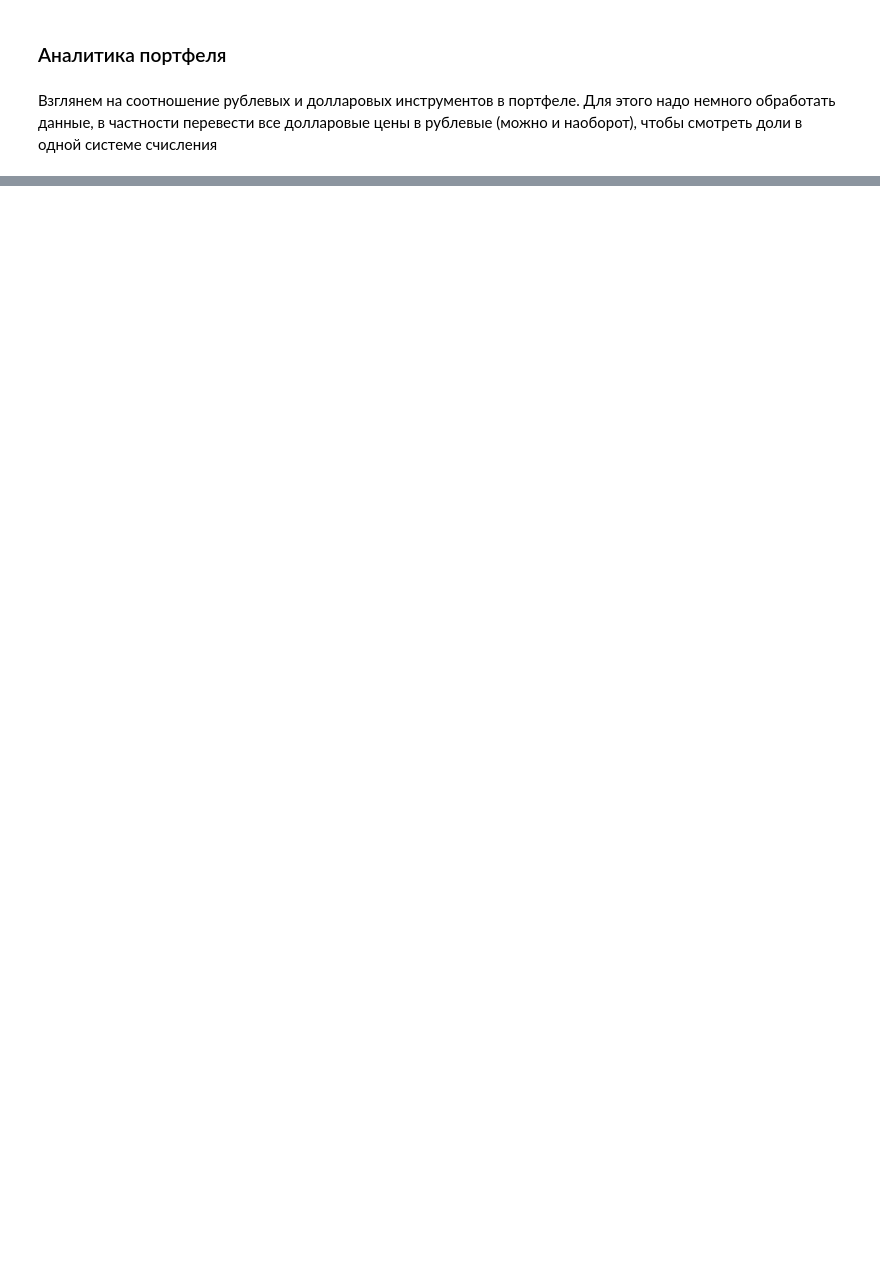
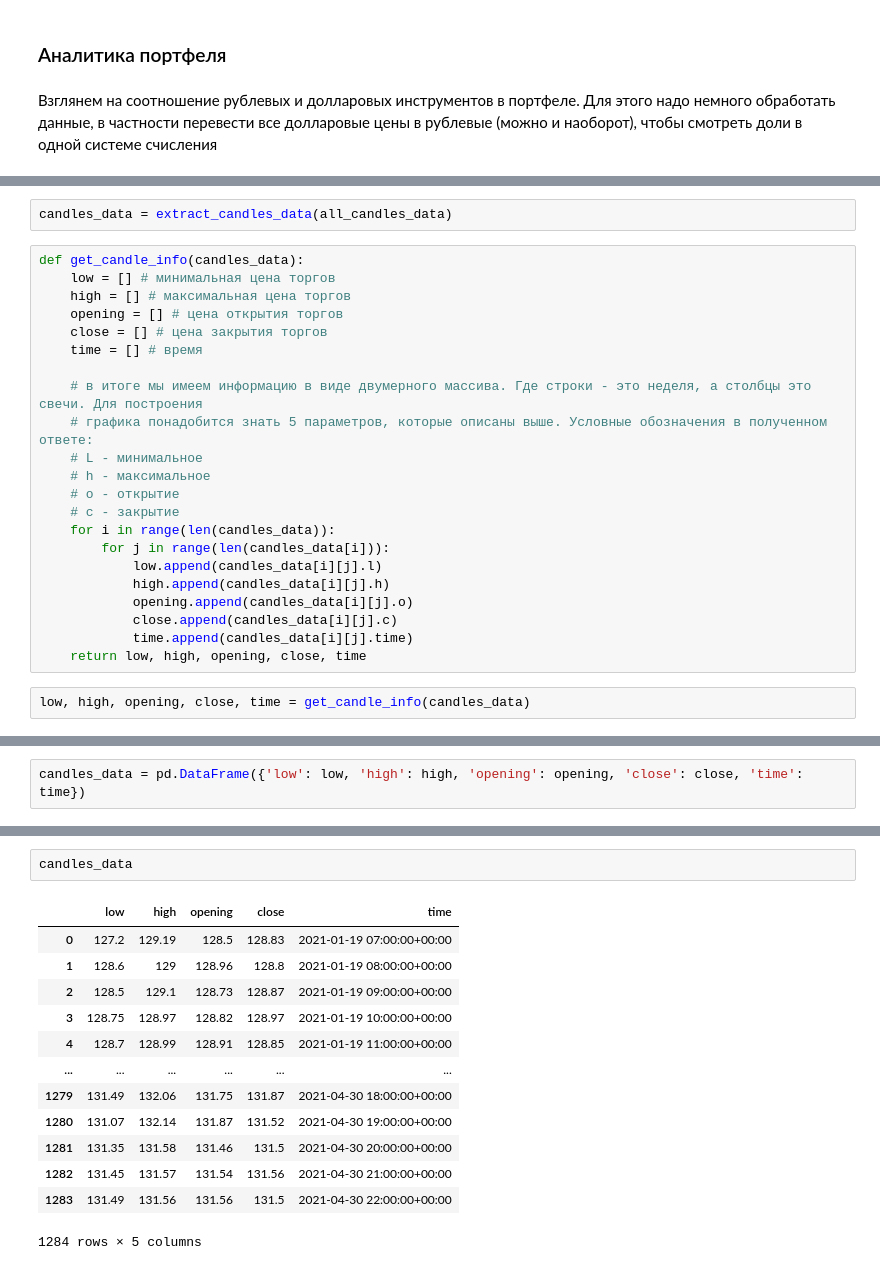
Before and after one commit to sergeypesegov/tinkoff_invest_api, a Jupyter notebook: tinkoff_invest.ipynb, the cells around one changed output, grey strips where cells are left out. Saved outputs shown, nothing was run; the diff lists cells and outputs as text; blank space fills up the shorter version.

```diff
--- a/tinkoff_invest.ipynb
+++ b/tinkoff_invest.ipynb
@@ -327,0 +432,26 @@ fig.show(renderer="svg")
+# %%
+candles_data = extract_candles_data(all_candles_data)
+# %%
+def get_candle_info(candles_data):
+    low = [] # минимальная цена торгов
+    high = [] # максимальная цена торгов
+    opening = [] # цена открытия торгов
+    close = [] # цена закрытия торгов
+    time = [] # время
+
+    # в итоге мы имеем информацию в виде двумерного массива. Где строки - это неделя, а столбцы это свечи. Для построения
+    # графика понадобится знать 5 параметров, которые описаны выше. Условные обозначения в полученном ответе:
+    # L - минимальное
+    # h - максимальное
+    # о - открытие
+    # c - закрытие
+    for i in range(len(candles_data)):
+        for j in range(len(candles_data[i])):
+            low.append(candles_data[i][j].l)
+            high.append(candles_data[i][j].h)
+            opening.append(candles_data[i][j].o)
+            close.append(candles_data[i][j].c)
+            time.append(candles_data[i][j].time)
+    return low, high, opening, close, time
+# %%
+low, high, opening, close, time = get_candle_info(candles_data)
@@ -327,0 +460,2 @@ fig.show(renderer="svg")
+# %%
+candles_data = pd.DataFrame({'low': low, 'high': high, 'opening': opening, 'close': close, 'time': time})
@@ -327,0 +485,16 @@ fig.show(renderer="svg")
+# %%
+candles_data
+# %% [output]
+|  | low | high | opening | close | time |
+| 0 | 127.2 | 129.19 | 128.5 | 128.83 | 2021-01-19 07:00:00+00:00 |
+| 1 | 128.6 | 129 | 128.96 | 128.8 | 2021-01-19 08:00:00+00:00 |
+| 2 | 128.5 | 129.1 | 128.73 | 128.87 | 2021-01-19 09:00:00+00:00 |
+| 3 | 128.75 | 128.97 | 128.82 | 128.97 | 2021-01-19 10:00:00+00:00 |
+| 4 | 128.7 | 128.99 | 128.91 | 128.85 | 2021-01-19 11:00:00+00:00 |
+| ... | ... | ... | ... | ... | ... |
+| 1279 | 131.49 | 132.06 | 131.75 | 131.87 | 2021-04-30 18:00:00+00:00 |
+| 1280 | 131.07 | 132.14 | 131.87 | 131.52 | 2021-04-30 19:00:00+00:00 |
+| 1281 | 131.35 | 131.58 | 131.46 | 131.5 | 2021-04-30 20:00:00+00:00 |
+| 1282 | 131.45 | 131.57 | 131.54 | 131.56 | 2021-04-30 21:00:00+00:00 |
+| 1283 | 131.49 | 131.56 | 131.56 | 131.5 | 2021-04-30 22:00:00+00:00 |
+1284 rows × 5 columns
```
Also changed, not shown: parts of 41 cells of this notebook.
